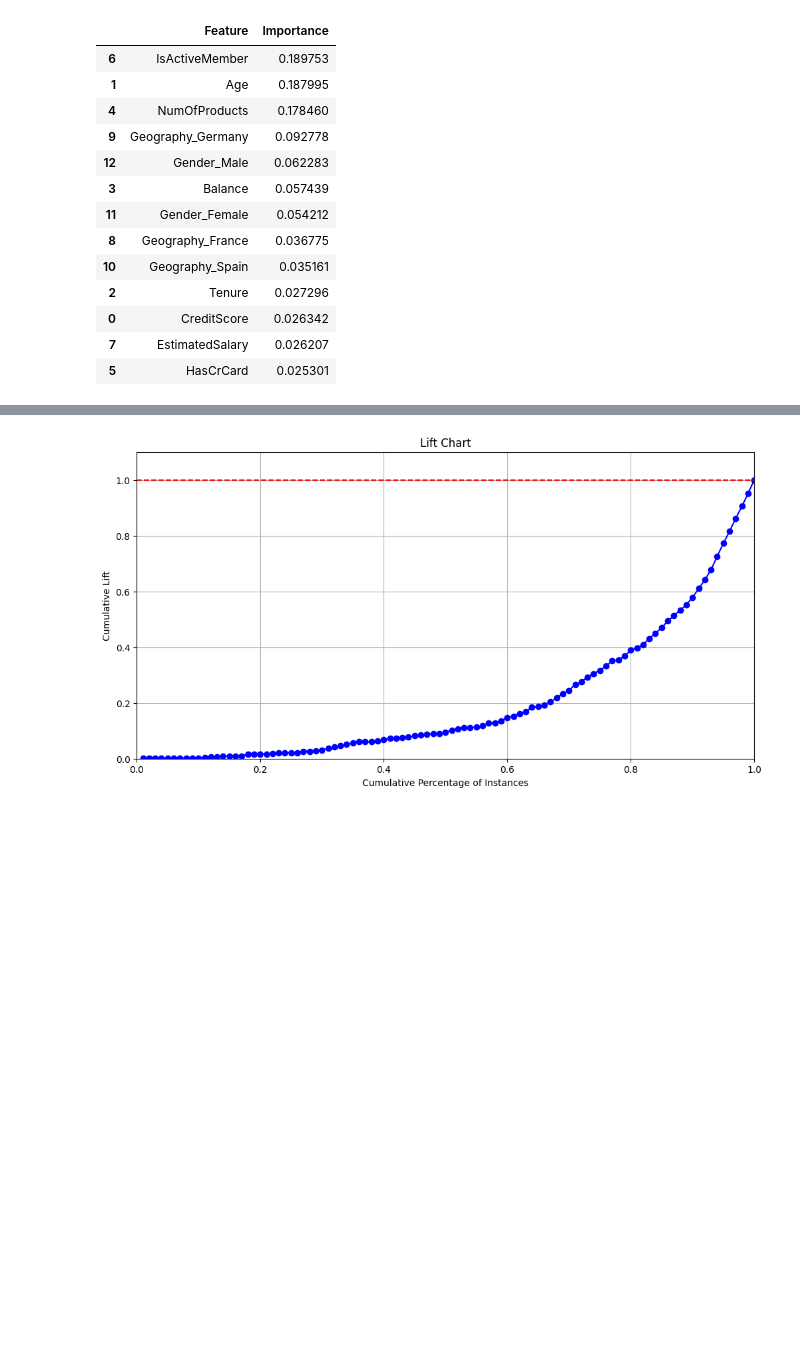
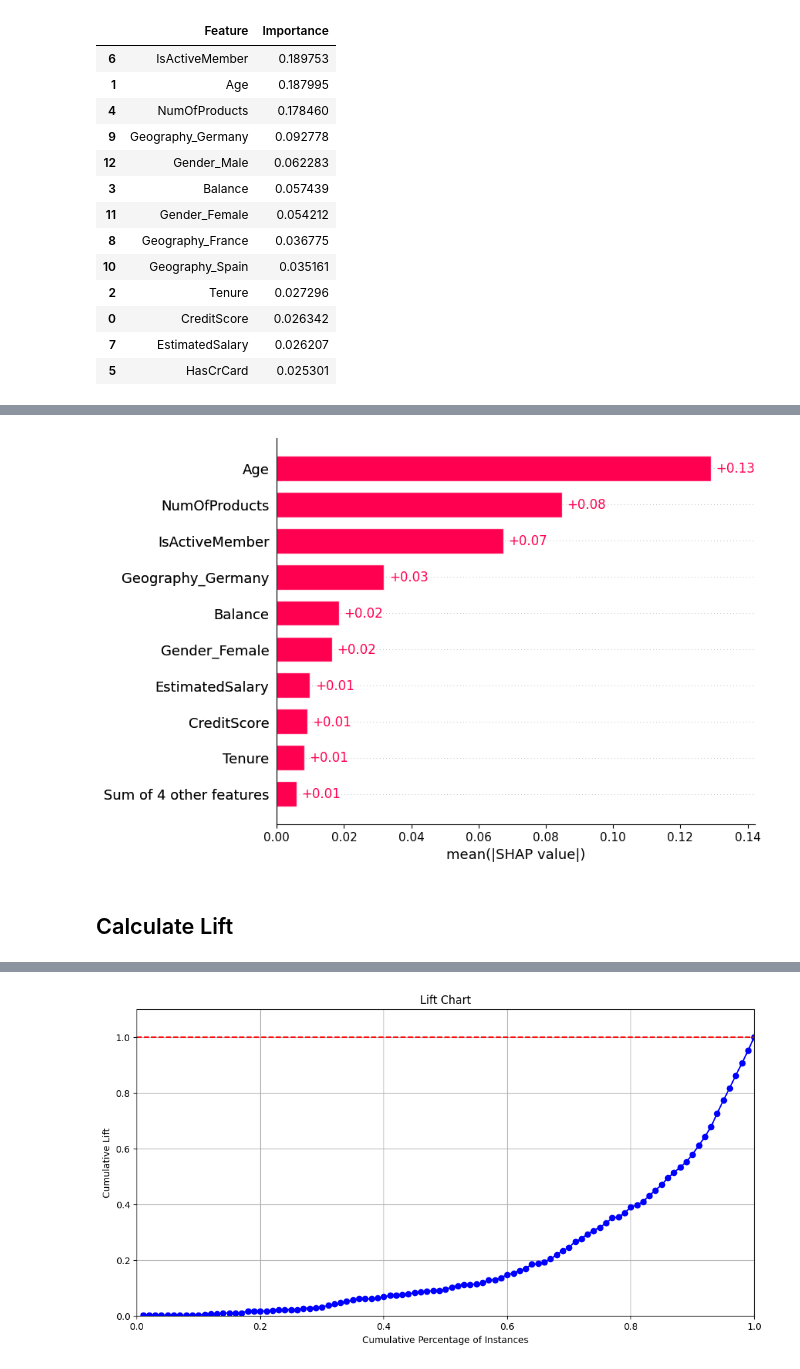
Before and after one commit to OlgaSoa/NAYA-Project4, a Jupyter notebook: Classification_project_Olga.ipynb, the cells around one changed output, grey strips where cells are left out. Saved outputs shown, nothing was run; the diff lists cells and outputs as text; code cells hidden in the pictures; blank space fills up the shorter version.

```diff
--- a/Classification_project_Olga.ipynb
+++ b/Classification_project_Olga.ipynb
@@ -643,3 +705,9 @@ importance_df
+# %%
+shap.plots.bar(shap_values)
+# %% [output]
+[figure, added]
+# %% [markdown]
+## Calculate Lift
 # %%
 # Create a DataFrame with actual and predicted probabilities
 results = pd.DataFrame({
```
Also changed, not shown: parts of 13 cells of this notebook.
